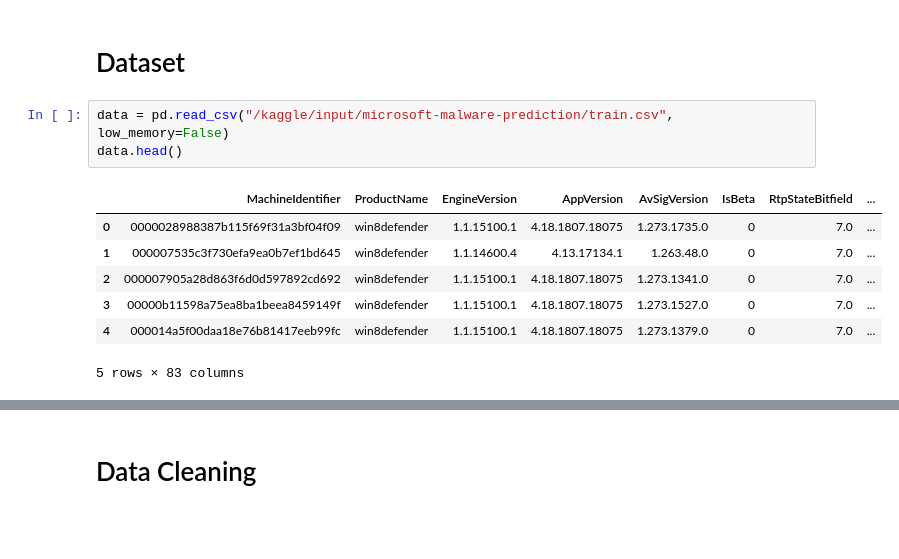
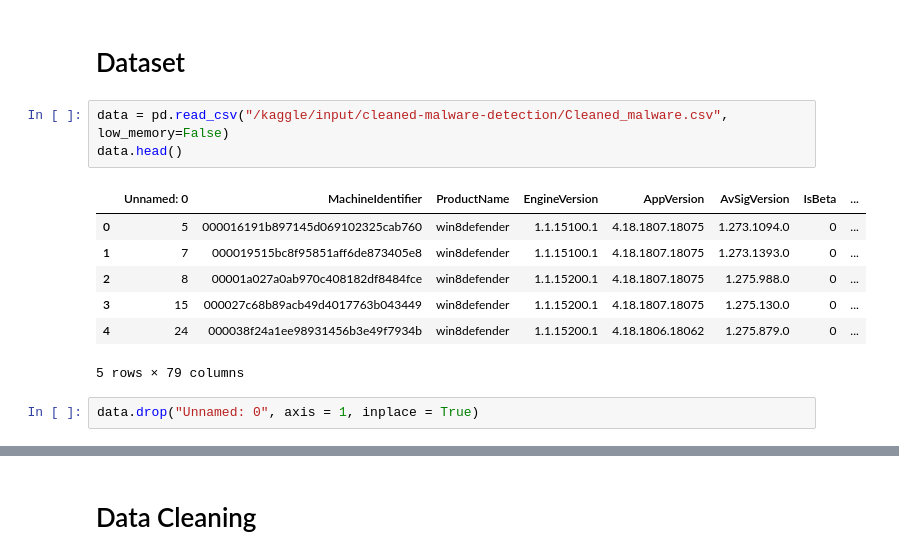
Before and after one commit to newbie10003-code/DriverSafety, a Jupyter notebook: malware-detection.ipynb, the cells around one changed output, grey strips where cells are left out. Cells and saved outputs as stored; diff of their text form; blank space fills up the shorter version.

Commit message:
Kaggle Notebook | Malware Detection | Version 1

```diff
--- a/malware-detection.ipynb
+++ b/malware-detection.ipynb
@@ -31,16 +35,18 @@ from sklearn.svm import LinearSVC
 # %% [markdown]
 # Dataset
 # %%
-data = pd.read_csv("/kaggle/input/microsoft-malware-prediction/train.csv", low_memory=False)
+data = pd.read_csv("/kaggle/input/cleaned-malware-detection/Cleaned_malware.csv", low_memory=False)
 data.head()
 # %% [output]
-|  | MachineIdentifier | ProductName | EngineVersion | AppVersion | AvSigVersion | IsBeta | RtpStateBitfield | ... |
-| 0 | 0000028988387b115f69f31a3bf04f09 | win8defender | 1.1.15100.1 | 4.18.1807.18075 | 1.273.1735.0 | 0 | 7.0 | ... |
-| 1 | 000007535c3f730efa9ea0b7ef1bd645 | win8defender | 1.1.14600.4 | 4.13.17134.1 | 1.263.48.0 | 0 | 7.0 | ... |
-| 2 | 000007905a28d863f6d0d597892cd692 | win8defender | 1.1.15100.1 | 4.18.1807.18075 | 1.273.1341.0 | 0 | 7.0 | ... |
-| 3 | 00000b11598a75ea8ba1beea8459149f | win8defender | 1.1.15100.1 | 4.18.1807.18075 | 1.273.1527.0 | 0 | 7.0 | ... |
-| 4 | 000014a5f00daa18e76b81417eeb99fc | win8defender | 1.1.15100.1 | 4.18.1807.18075 | 1.273.1379.0 | 0 | 7.0 | ... |
+|  | Unnamed: 0 | MachineIdentifier | ProductName | EngineVersion | AppVersion | AvSigVersion | IsBeta | ... |
+| 0 | 5 | 000016191b897145d069102325cab760 | win8defender | 1.1.15100.1 | 4.18.1807.18075 | 1.273.1094.0 | 0 | ... |
+| 1 | 7 | 000019515bc8f95851aff6de873405e8 | win8defender | 1.1.15100.1 | 4.18.1807.18075 | 1.273.1393.0 | 0 | ... |
+| 2 | 8 | 00001a027a0ab970c408182df8484fce | win8defender | 1.1.15200.1 | 4.18.1807.18075 | 1.275.988.0 | 0 | ... |
+| 3 | 15 | 000027c68b89acb49d4017763b043449 | win8defender | 1.1.15200.1 | 4.18.1807.18075 | 1.275.130.0 | 0 | ... |
+| 4 | 24 | 000038f24a1ee98931456b3e49f7934b | win8defender | 1.1.15200.1 | 4.18.1806.18062 | 1.275.879.0 | 0 | ... |
-5 rows × 83 columns
+5 rows × 79 columns
+# %%
+data.drop("Unnamed: 0", axis = 1, inplace = True)
 # %%
 data.info()
 # %% [output]
```
Also changed, not shown: parts of 28 cells of this notebook.
